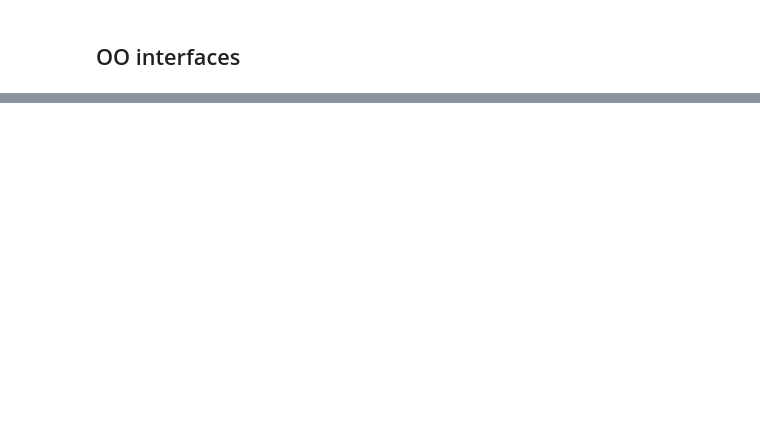
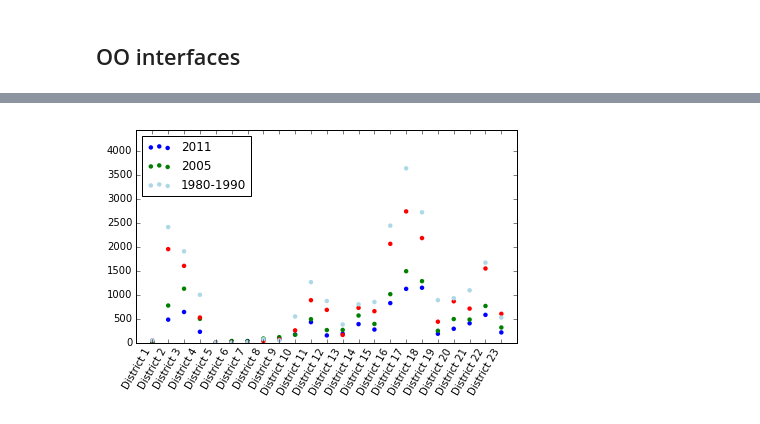
Before and after one commit to gurbanics/pytech-vis, a Jupyter notebook: notebooks/Matplotlib.ipynb, the cells around one changed output, grey strips where cells are left out. Saved outputs shown, nothing was run; the diff lists cells and outputs as text; code cells hidden in the pictures; blank space fills up the shorter version.

```diff
--- a/notebooks/Matplotlib.ipynb
+++ b/notebooks/Matplotlib.ipynb
@@ -208,0 +235,3 @@ ax.set_yticks(ticks=np.arange(0,np.max(vals)+250,250));
+# %%
+bydistrict = houses.groupby("District").sum()
+bydistrict.head()
@@ -208,0 +246,19 @@ ax.set_yticks(ticks=np.arange(0,np.max(vals)+250,250));
+# %%
+plt.scatter(x=bydistrict.index, y=bydistrict['2011'], edgecolor='none')
+plt.scatter(bydistrict.index, bydistrict['2005'], c="g", edgecolor='none')
+plt.scatter(bydistrict.index, bydistrict['2000'].values, c="r", edgecolor='none')
+plt.scatter(bydistrict.index, bydistrict['1990'], c="lightblue", edgecolor='none', label="1980-1990")
+
+plt.xlim(0,24)
+plt.ylim(0,np.max(bydistrict.values))
+
+plt.xticks(range(1,24), ["District %s" % i for i in bydistrict.index ])
+for xtick in plt.gca().get_xticklabels():
+    xtick.set_rotation(60)
+    xtick.set_horizontalalignment('right')
+
+plt.legend(loc=2)
+
+plt.tight_layout()
+# %% [output]
+[figure, added]
```
Also changed, not shown: parts of 10 cells of this notebook.
